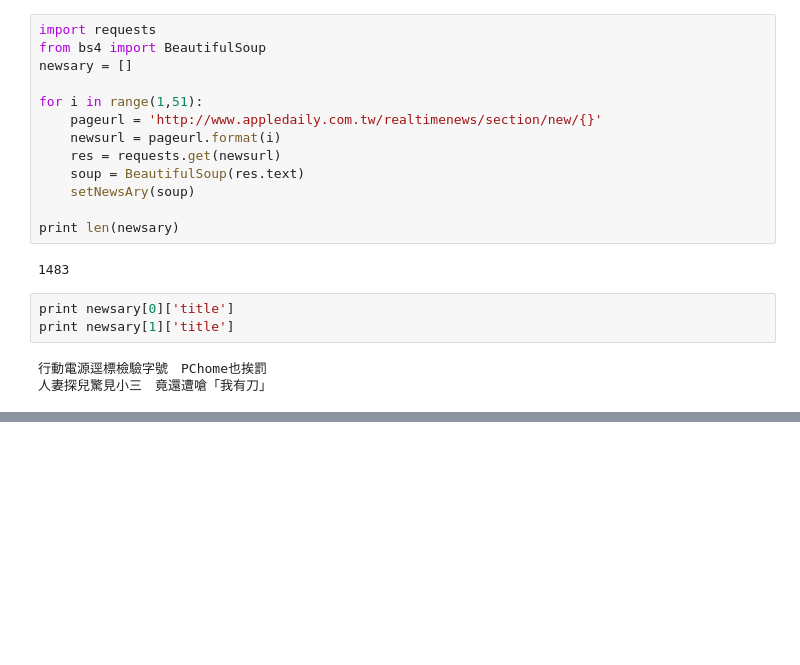
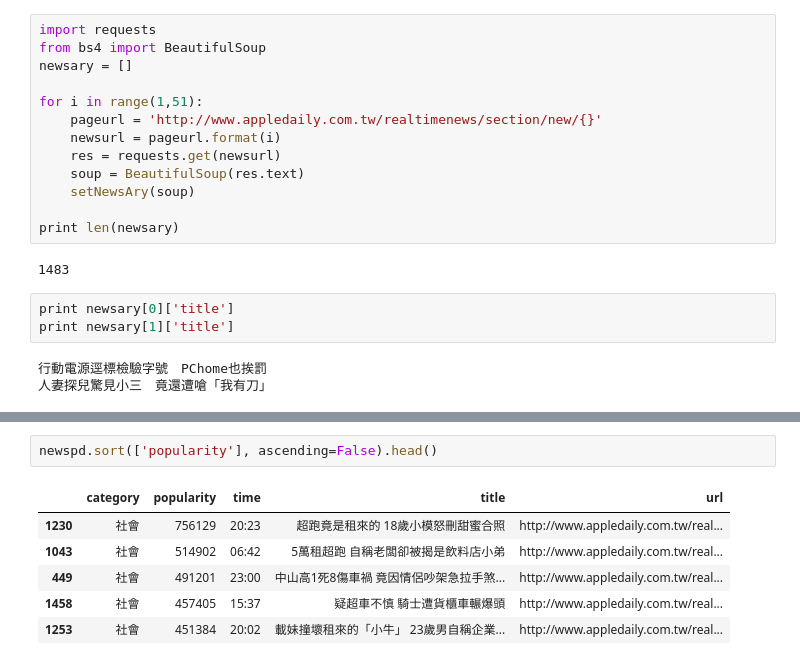
Before and after one commit to ywchiu/pytextmining, a Jupyter notebook: 20151230Demo.ipynb, the cells around one changed output, grey strips where cells are left out. Saved outputs shown, nothing was run; the diff lists cells and outputs as text; blank space fills up the shorter version.

```diff
--- a/20151230Demo.ipynb
+++ b/20151230Demo.ipynb
@@ -315,0 +328,9 @@ print newsary[1]['title']
+# %%
+newspd.sort(['popularity'], ascending=False).head()
+# %% [output]
+|  | category | popularity | time | title | url |
+| 1230 | 社會 | 756129 | 20:23 | 超跑竟是租來的 18歲小模怒刪甜蜜合照 | http://www.appledaily.com.tw/real... |
+| 1043 | 社會 | 514902 | 06:42 | 5萬租超跑 自稱老闆卻被揭是飲料店小弟 | http://www.appledaily.com.tw/real... |
+| 449 | 社會 | 491201 | 23:00 | 中山高1死8傷車禍 竟因情侶吵架急拉手煞... | http://www.appledaily.com.tw/real... |
+| 1458 | 社會 | 457405 | 15:37 | 疑超車不慎 騎士遭貨櫃車輾爆頭 | http://www.appledaily.com.tw/real... |
+| 1253 | 社會 | 451384 | 20:02 | 載妹撞壞租來的「小牛」 23歲男自稱企業... | http://www.appledaily.com.tw/real... |
```
Also changed, not shown: parts of 4 cells of this notebook.
